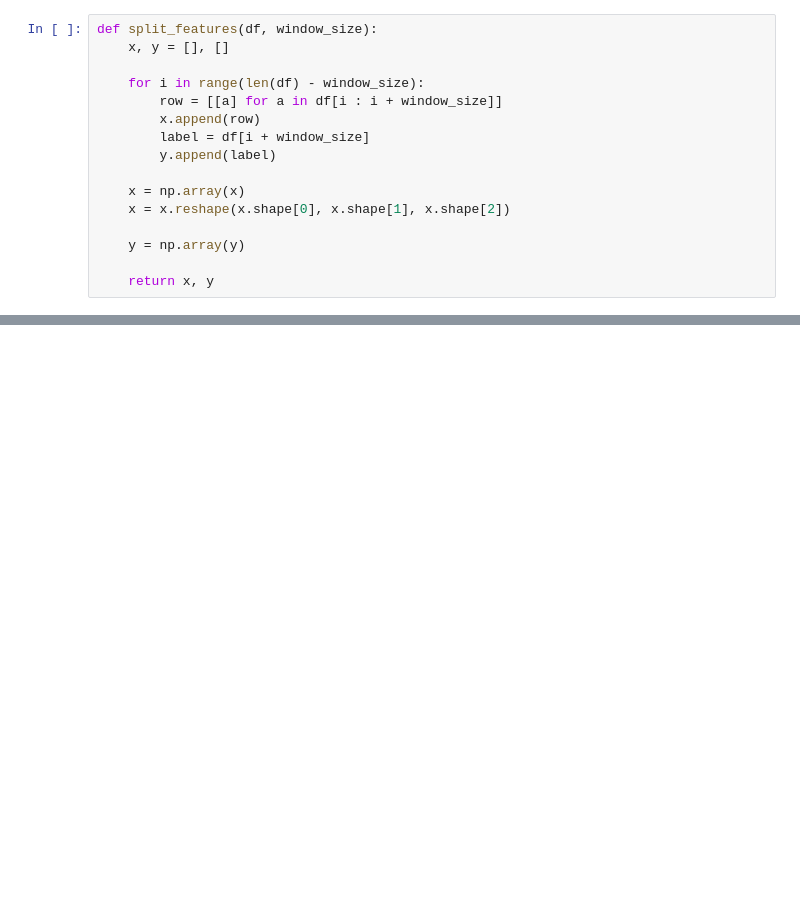
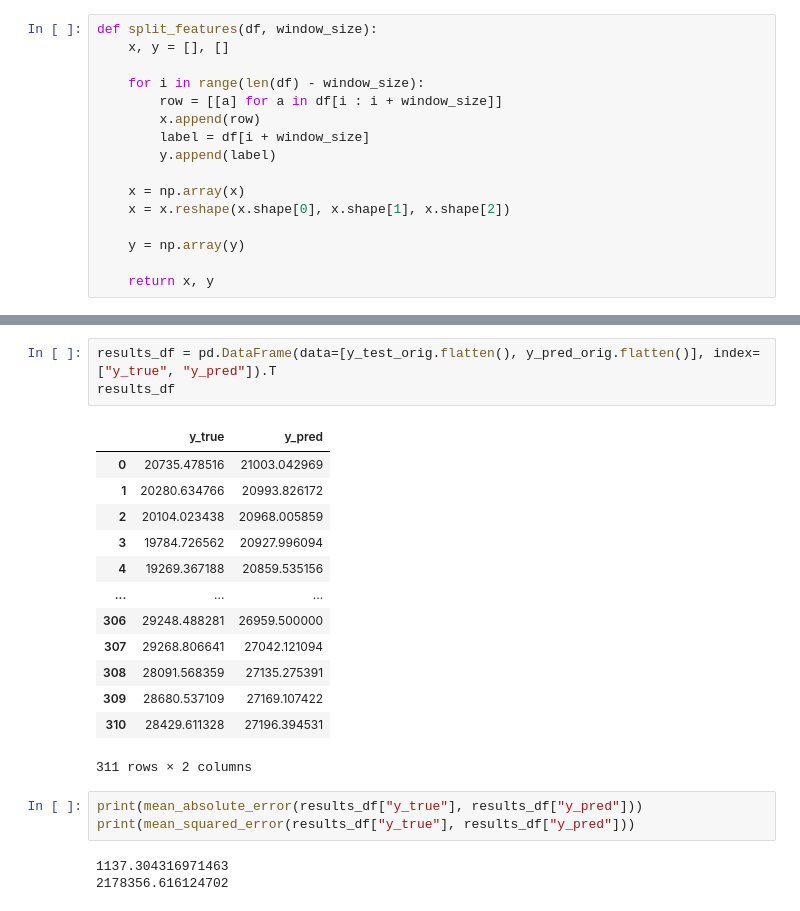
Before and after one commit to JackGreenaway/lstm-forecasting, a Jupyter notebook: stock-prediction.ipynb, the cells around one changed output, grey strips where cells are left out. Drawn from its saved outputs; the diff is of its cells as text; blank space fills up the shorter version.

```diff
--- a/stock-prediction.ipynb
+++ b/stock-prediction.ipynb
@@ -111,0 +185,23 @@ plt.legend(loc='best')
+# %%
+results_df = pd.DataFrame(data=[y_test_orig.flatten(), y_pred_orig.flatten()], index=["y_true", "y_pred"]).T
+results_df
+# %% [output]
+|  | y_true | y_pred |
+| 0 | 20735.478516 | 21003.042969 |
+| 1 | 20280.634766 | 20993.826172 |
+| 2 | 20104.023438 | 20968.005859 |
+| 3 | 19784.726562 | 20927.996094 |
+| 4 | 19269.367188 | 20859.535156 |
+| ... | ... | ... |
+| 306 | 29248.488281 | 26959.500000 |
+| 307 | 29268.806641 | 27042.121094 |
+| 308 | 28091.568359 | 27135.275391 |
+| 309 | 28680.537109 | 27169.107422 |
+| 310 | 28429.611328 | 27196.394531 |
+311 rows × 2 columns
+# %%
+print(mean_absolute_error(results_df["y_true"], results_df["y_pred"]))
+print(mean_squared_error(results_df["y_true"], results_df["y_pred"]))
+# %% [output]
+1137.304316971463
+2178356.616124702
```
Also changed, not shown: parts of 13 cells of this notebook, 1 other file.
